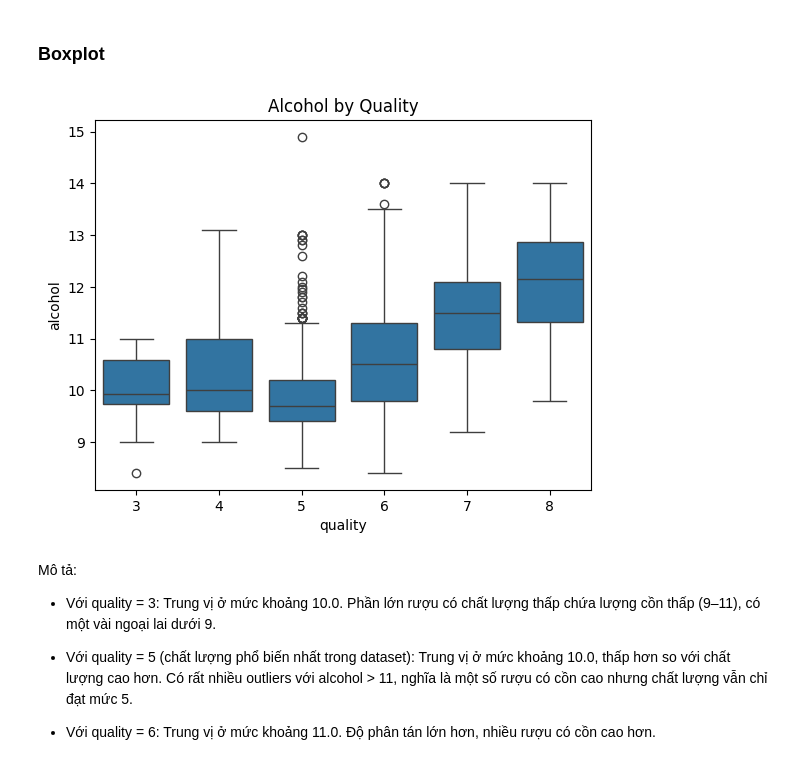
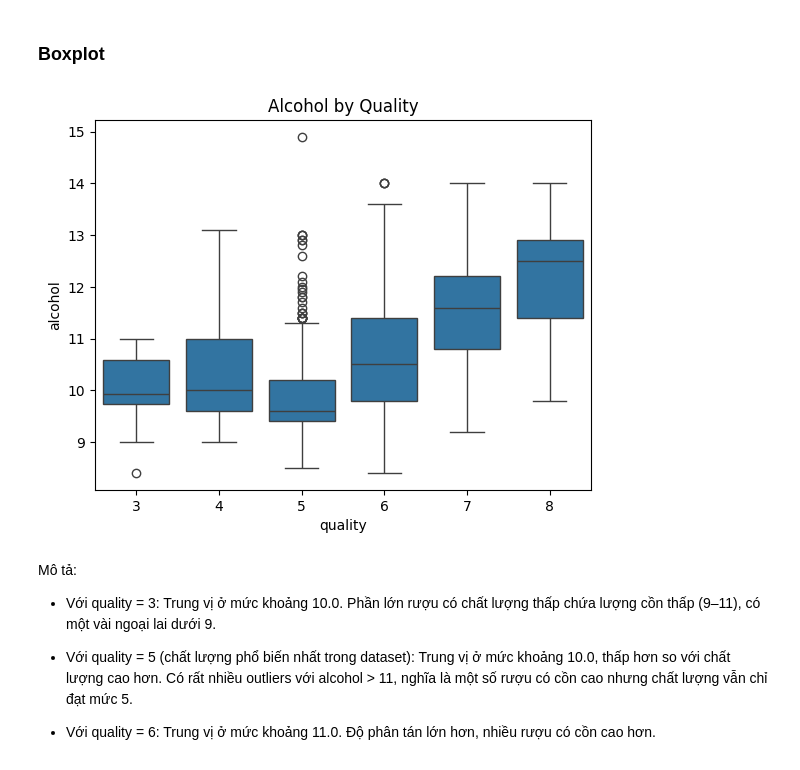
Before and after one commit to nvhao100604/PTDL_2025, a Jupyter notebook: BT4/code/winequality_code.ipynb, the cells around one changed output. Drawn from its saved outputs; the diff is of its cells as text; code cells hidden in the pictures.

```diff
--- a/BT4/code/winequality_code.ipynb
+++ b/BT4/code/winequality_code.ipynb
@@ -115,0 +156,5 @@ df_stats
+# %%
+# Xử lý giá trị trùng lặp
+df_duplicate = df.drop_duplicates()
+df_duplicate_dropped = df_duplicate[df_duplicate.duplicated()]
+print("Rows:", df_duplicate.shape, '\n', df_duplicate_dropped)
@@ -291,12 +343,12 @@ plt.show()
 # %% [markdown]
 ### Boxplot
 # %%
-sns.boxplot(data=df, x='quality', y='alcohol')
+sns.boxplot(data=df_duplicate, x='quality', y='alcohol')
 plt.title('Alcohol by Quality')
 plt.savefig('images/box.pdf')
 plt.show()
 # %% [output]
-[figure, old version]
+[figure, new version]
 # %% [markdown]
 Mô tả:
 - Với quality = 3: Trung vị ở mức khoảng 10.0. Phần lớn rượu có chất lượng thấp chứa lượng cồn thấp (9–11), có một vài ngoại lai dưới 9.
```
Also changed, not shown: parts of 18 cells of this notebook, 8 other files.
